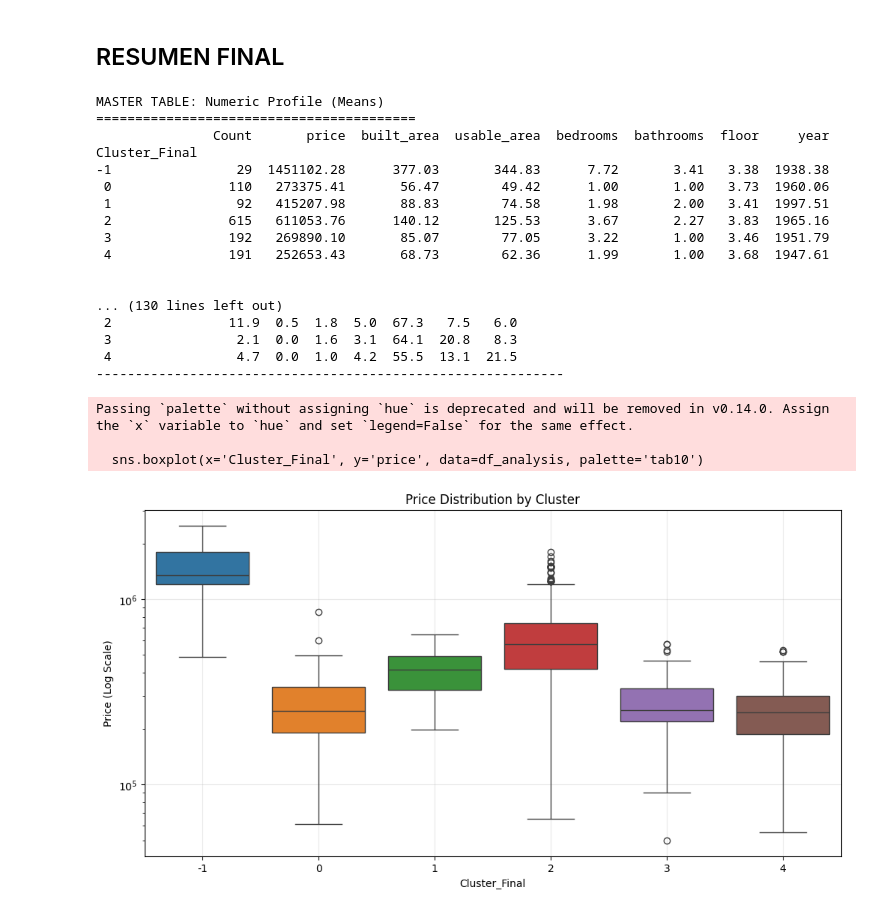
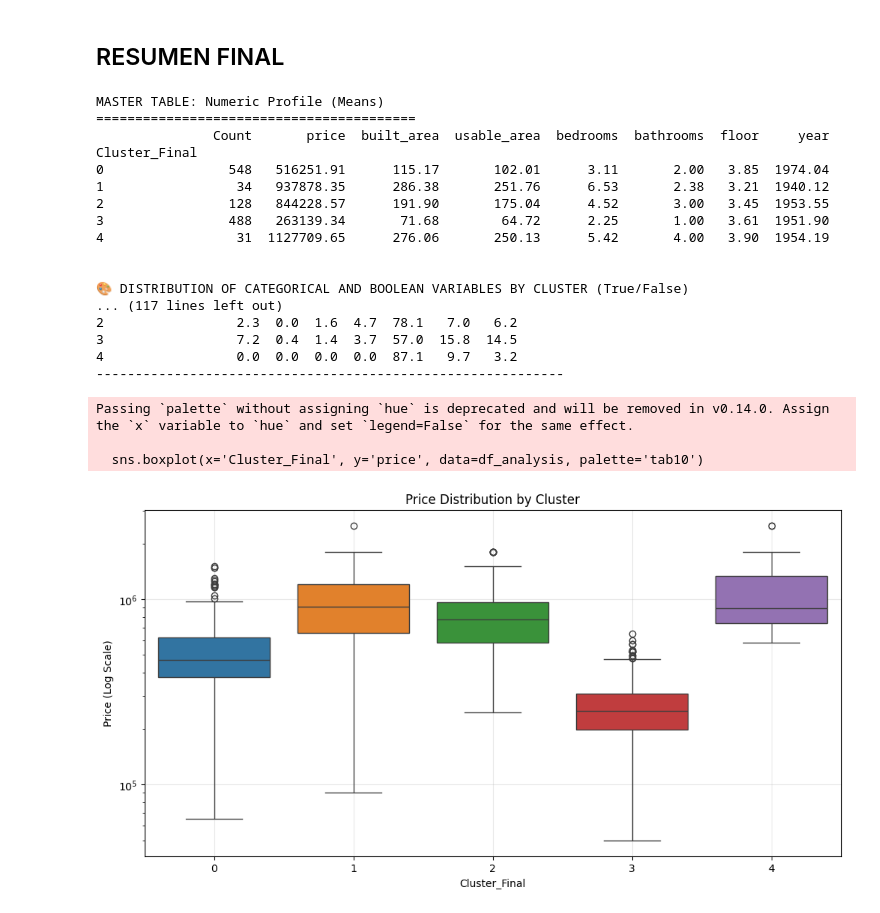
Before and after one commit to ikeiba/bilbao-housing-ml, a Jupyter notebook: clustering/clustering.ipynb, the cells around one changed output. Drawn from its saved outputs; the diff is of its cells as text; code cells hidden in the pictures.

```diff
--- a/clustering/clustering.ipynb
+++ b/clustering/clustering.ipynb
@@ -260,9 +272,9 @@ plt.show()
 # %%
 lowest_bic = np.inf
 best_gmm = None
-optimal_k = 0
+optimal_k = 5
 optimal_cv_type = ''
-cv_types = ['spherical', 'tied', 'diag', 'full']
+cv_types = ['spherical', 'tied', 'full','diag']
 
 # Using the improved features with a k different from 4, I surpassed it.
 
@@ -291,7 +303,7 @@ print(f"Minimum BIC: {lowest_bic:.2f}")
 # --- Re-apply GMM with the BEST BIC Model and Evaluate Silhouette ---
 if best_gmm is not None:
     cluster_gmm_final = best_gmm.predict(X_scaled)
-    silhouette_avg_final = silhouette_score(X_scaled, cluster_gmm_final)
+    silhouette_avg_final = silhouette_score(X_scaled, cluster_gmm_final,)
 
     print(f"\n--- FINAL Model Results (k={optimal_k}, {optimal_cv_type}) ---")
     print(f"Gaussian Mixture Silhouette Score: {silhouette_avg_final:.4f}")
@@ -300,6 +312,17 @@ if best_gmm is not None:
 
 else:
     print(" Could not find a convergent GMM model. Check data cleaning.")
+
+# implement the log of likelihood for the best model
+if best_gmm is not None:
+    log_likelihood = best_gmm.score(X_scaled) * X_scaled.shape[0]  # Total log-likelihood
+    print(f"Log-Likelihood of the best GMM model: {log_likelihood:.2f}")
+
+# implement aic and bic for the best model
+    aic_best = best_gmm.aic(X_scaled)
+    bic_best = best_gmm.bic(X_scaled)
+    print(f"AIC of the best GMM model: {aic_best:.2f}")
+    print(f"BIC of the best GMM model: {bic_best:.2f}")
 # %% [output]
 --- Grid Search: k and Covariance Type ---
 
@@ -724,7 +771,7 @@ Name: count, dtype: int64
 # %%
 # 1. Preparation
 df_analysis = data.copy()
-df_analysis['Cluster_Final'] = final_labels_refined
+df_analysis['Cluster_Final'] = cluster_gmm_final
 
 # --- PART A: Numeric Variables ONLY (Means) ---
 print("MASTER TABLE: Numeric Profile (Means)")
@@ -757,41 +804,41 @@ for col in all_cols_to_crosstab:
 
     # Cross-tabulation: Rows=Cluster, Columns=Categories (or True/False for booleans)
     cross_tab = pd.crosstab(
         df_analysis['Cluster_Final'],
         df_analysis[col],
         normalize='index' # Normalize by row (cluster)
     ) * 100
 
     print(cross_tab.round(1).to_string())
     print("-" * 60)
 
 # --- PART C: Price Visualization ---
 plt.figure(figsize=(12, 6))
 sns.boxplot(x='Cluster_Final', y='price', data=df_analysis, palette='tab10')
 plt.title('Price Distribution by Cluster')
 plt.yscale('log')
 plt.ylabel('Price (Log Scale)')
 plt.grid(True, alpha=0.3)
 plt.show()
 # %% [output]
 MASTER TABLE: Numeric Profile (Means)
 =========================================
                Count       price  built_area  usable_area  bedrooms  bathrooms  floor     year
 Cluster_Final
--1                29  1451102.28      377.03       344.83      7.72       3.41   3.38  1938.38
- 0               110   273375.41       56.47        49.42      1.00       1.00   3.73  1960.06
- 1                92   415207.98       88.83        74.58      1.98       2.00   3.41  1997.51
- 2               615   611053.76      140.12       125.53      3.67       2.27   3.83  1965.16
- 3               192   269890.10       85.07        77.05      3.22       1.00   3.46  1951.79
- 4               191   252653.43       68.73        62.36      1.99       1.00   3.68  1947.61
+0                548   516251.91      115.17       102.01      3.11       2.00   3.85  1974.04
+1                 34   937878.35      286.38       251.76      6.53       2.38   3.21  1940.12
+2                128   844228.57      191.90       175.04      4.52       3.00   3.45  1953.55
+3                488   263139.34       71.68        64.72      2.25       1.00   3.61  1951.90
+4                 31  1127709.65      276.06       250.13      5.42       4.00   3.90  1954.19
 
 
-... (130 lines left out)
- 2               11.9  0.5  1.8  5.0  67.3   7.5   6.0
- 3                2.1  0.0  1.6  3.1  64.1  20.8   8.3
- 4                4.7  0.0  1.0  4.2  55.5  13.1  21.5
+🎨 DISTRIBUTION OF CATEGORICAL AND BOOLEAN VARIABLES BY CLUSTER (True/False)
+... (117 lines left out)
+2                 2.3  0.0  1.6  4.7  78.1   7.0   6.2
+3                 7.2  0.4  1.4  3.7  57.0  15.8  14.5
+4                 0.0  0.0  0.0  0.0  87.1   9.7   3.2
 ------------------------------------------------------------
 Passing `palette` without assigning `hue` is deprecated and will be removed in v0.14.0. Assign the `x` variable to `hue` and set `legend=False` for the same effect.
 
   sns.boxplot(x='Cluster_Final', y='price', data=df_analysis, palette='tab10')
-[figure, old version]
+[figure, new version]
```
Also changed, not shown: parts of 6 cells of this notebook.
